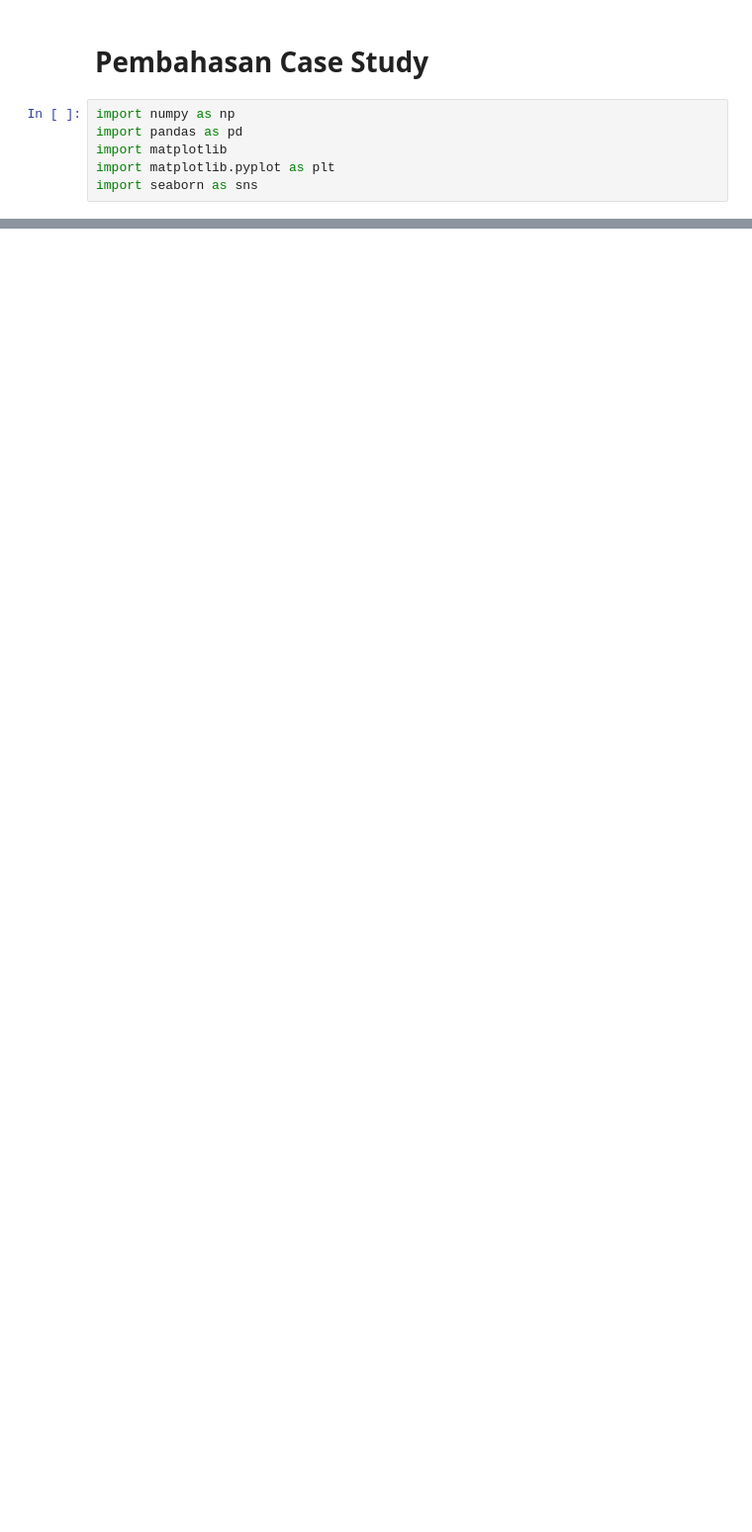
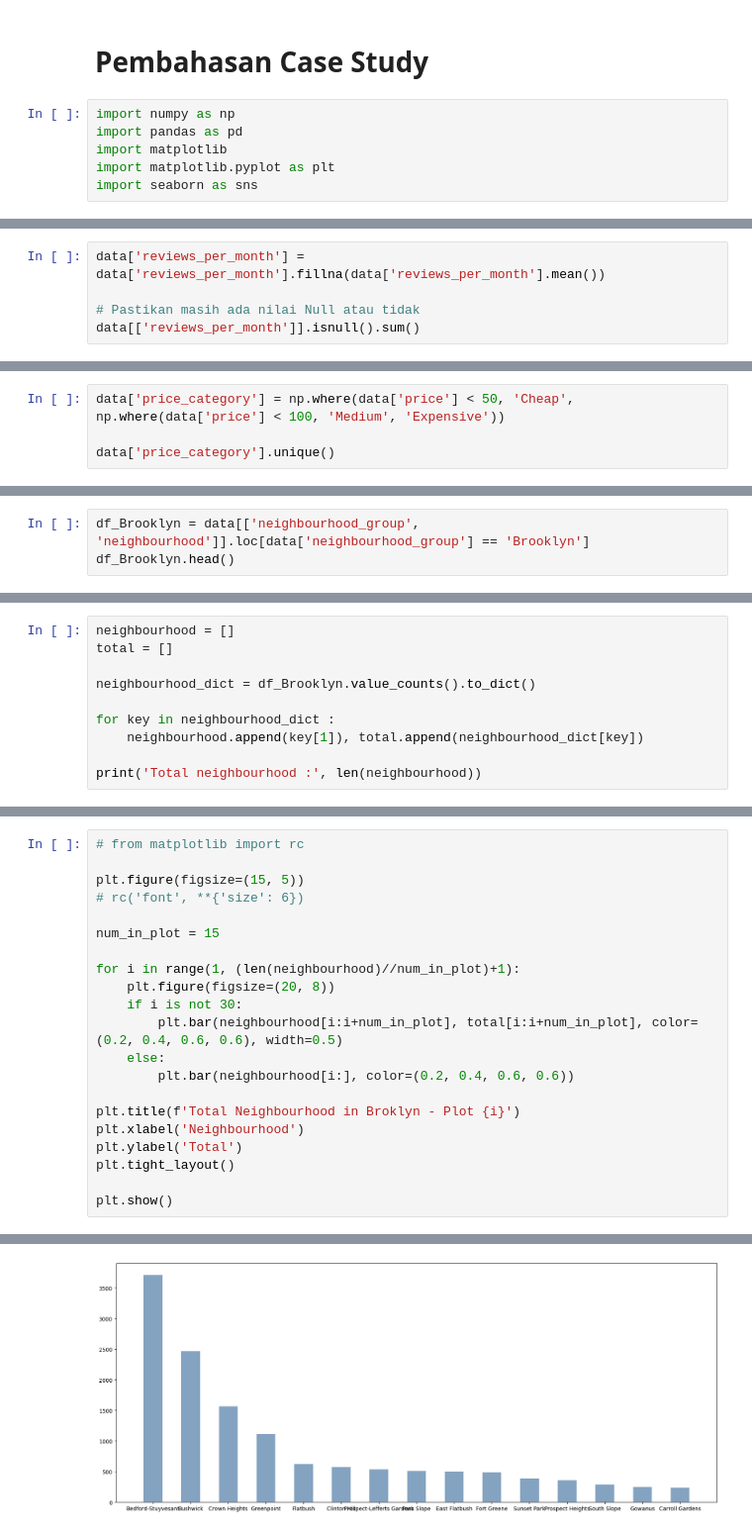
Before and after one commit to SuwandiRamadhan/Bootcamp-AI, a Jupyter notebook: 6. Case Study - AirBnB Data Analysis/2. Pembahasan.ipynb, the cells around one changed output, grey strips where cells are left out. Shown at 99% size. Cells and saved outputs as stored; diff of their text form; blank space fills up the shorter version.

```diff
--- a/6. Case Study - AirBnB Data Analysis/2. Pembahasan.ipynb
+++ b/6. Case Study - AirBnB Data Analysis/2. Pembahasan.ipynb
@@ -18,0 +129,5 @@ data.head()
+# %%
+data['reviews_per_month'] = data['reviews_per_month'].fillna(data['reviews_per_month'].mean())
+
+# Pastikan masih ada nilai Null atau tidak
+data[['reviews_per_month']].isnull().sum()
@@ -18,0 +184,4 @@ data.head()
+# %%
+data['price_category'] = np.where(data['price'] < 50, 'Cheap', np.where(data['price'] < 100, 'Medium', 'Expensive'))
+
+data['price_category'].unique()
@@ -18,0 +201,3 @@ data.head()
+# %%
+df_Brooklyn = data[['neighbourhood_group', 'neighbourhood']].loc[data['neighbourhood_group'] == 'Brooklyn']
+df_Brooklyn.head()
@@ -18,0 +211,10 @@ data.head()
+# %%
+neighbourhood = []
+total = []
+
+neighbourhood_dict = df_Brooklyn.value_counts().to_dict()
+
+for key in neighbourhood_dict :
+    neighbourhood.append(key[1]), total.append(neighbourhood_dict[key])
+
+print('Total neighbourhood :', len(neighbourhood))
@@ -18,0 +223,22 @@ data.head()
+# %%
+# from matplotlib import rc
+
+plt.figure(figsize=(15, 5))
+# rc('font', **{'size': 6})
+
+num_in_plot = 15
+
+for i in range(1, (len(neighbourhood)//num_in_plot)+1):
+    plt.figure(figsize=(20, 8))
+    if i is not 30:
+        plt.bar(neighbourhood[i:i+num_in_plot], total[i:i+num_in_plot], color=(0.2, 0.4, 0.6, 0.6), width=0.5)
+    else:
+        plt.bar(neighbourhood[i:], color=(0.2, 0.4, 0.6, 0.6))
+
+plt.title(f'Total Neighbourhood in Broklyn - Plot {i}')
+plt.xlabel('Neighbourhood')
+plt.ylabel('Total')
+plt.tight_layout()
+
+plt.show()
+# %% [output]
@@ -18,0 +246 @@ data.head()
+[figure, added]
```
Also changed, not shown: parts of 48 cells of this notebook.
